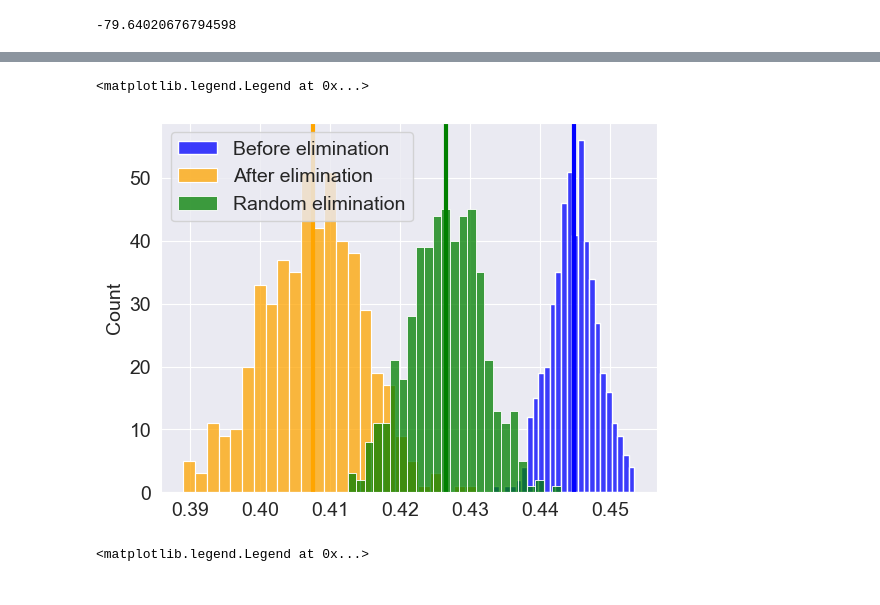
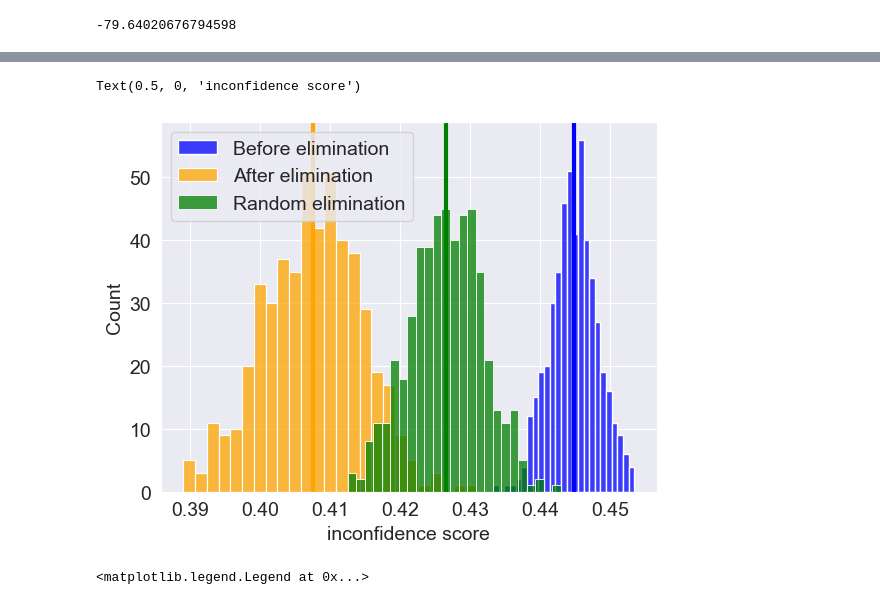
Before and after one commit to dmitry-grigorev/GIEBN, a Jupyter notebook: experiments/pgmpy_yodo_exps/error_grad_yodo_synth_classif/error_gradations_yodo_synthetic_classif.ipynb, the cells around one changed output, grey strips where cells are left out. Cells and saved outputs as stored; diff of their text form; code cells hidden in the pictures.

```diff
--- a/experiments/pgmpy_yodo_exps/error_grad_yodo_synth_classif/error_gradations_yodo_synthetic_classif.ipynb
+++ b/experiments/pgmpy_yodo_exps/error_grad_yodo_synth_classif/error_gradations_yodo_synthetic_classif.ipynb
@@ -308,6 +307,8 @@ def bootstrap_sampling(dfeat, dcat, metrics_list, trials=1000, alpha=0, incl_ran
     metrics_before, metrics_after = [list() for _ in range(len(metrics_list))], [list() for _ in range(len(metrics_list))]
     metrics_random = [list() for _ in range(len(metrics_list))]
     n_dropped = list()
+
+    percent_improvement = [list() for _ in range(len(metrics_list))]
 
     #пробуем побутсрапировать выборку, чтобы оценить значимость различий в ошибках регрессии
     for i in tqdm(range(trials)):
@@ -337,9 +338,10 @@ def bootstrap_sampling(dfeat, dcat, metrics_list, trials=1000, alpha=0, incl_ran
         for k, metric in enumerate(metrics_list):
             metrics_before[k].append(metric(y1, y1_pred))
             metrics_after[k].append(metric(y2, y2_pred))
+            percent_improvement[k].append((metrics_after[k][-1] - metrics_before[k][-1])/metrics_before[k][-1])
 
         if incl_random_removal:
-            random_bsample = bsample.sample(indexes_to_drop.shape[0])
+            random_bsample = bsample.sample(bsample.shape[0]-indexes_to_drop.shape[0])
             X3, y3 = random_bsample[features], random_bsample[target]
             model3 = copy(model)
             model3.fit(X3, y3)
@@ -352,16 +354,16 @@ def bootstrap_sampling(dfeat, dcat, metrics_list, trials=1000, alpha=0, incl_ran
         n_dropped.append(indexes_to_drop.shape[0])
 
     if not incl_random_removal:
-        return metrics_before, metrics_after, diffs, sum(n_dropped)/trials
+        return metrics_before, metrics_after, diffs, sum(n_dropped)/trials, percent_improvement
     else:
-        return metrics_before, metrics_after, diffs, sum(n_dropped)/trials, metrics_random
+        return metrics_before, metrics_after, diffs, sum(n_dropped)/trials,percent_improvement, metrics_random
 # %%
 data.shape
 # %% [output]
 (2833, 9)
 # %%
 np.random.seed(42)
-metrics_before, metrics_after, diffs, mean_dropped, metrics_r = bootstrap_sampling(dfeat, dcat, [inconfidence_score,
+metrics_before, metrics_after, diffs, mean_dropped, prcnt, metrics_r = bootstrap_sampling(dfeat, dcat, [inconfidence_score,
                                                                                                  log_loss,
                                                                                                  roc_auc_score], trials=500,alpha=0.3, incl_random_removal=True)
 # %%
@@ -371,15 +385,21 @@ mean_dropped, mean_dropped/n
 # %%
 percentage_changes = list()
+percentage_changes_r = list()
 mean_differences = list()
+mean_differences_r = list()
 alphas = np.linspace(0, 1, 11)
 for a in alphas[:-1]:
     np.random.seed(42)
-    mses_before, mses_after, diffs, _ = bootstrap_sampling(dfeat, dcat, trials=500, alpha=a)
+    metrics_before, metrics_after, diffs, mean_dropped, prcnt, metrics_r = bootstrap_sampling(dfeat, dcat, [inconfidence_score], trials=500, alpha=a, incl_random_removal=True)
     if a == 0:
         print(_)
-    x, y = np.array(mses_before), np.array(mses_after)
+    x, y, z = np.array(metrics_before[0]), np.array(metrics_after[0]), np.array(metrics_r[0])
     mean_differences.append((x-y).mean())
+    mean_differences_r.append((x-z).mean())
     percentage_changes.append(((y-x)/x).mean()*100)
+    percentage_changes_r.append(((z-x)/x).mean()*100)
 percentage_changes.append(0)
 mean_differences.append(0)
+percentage_changes_r.append(0)
+mean_differences_r.append(0)
 # %% [output]
@@ -409,14 +472,15 @@ Text(0, 0.5, 'Mean score percentage change')
 # %%
 sns.histplot(metrics_before[0], label="Before elimination", bins=25, color="blue")
 sns.histplot(metrics_after[0], label="After elimination", bins=25, color="orange")
 sns.histplot(metrics_r[0], label="Random elimination", bins=25, color="green")
 plt.axvline(x=np.mean(metrics_before[0]), color="blue", linewidth=3)
 plt.axvline(x=np.mean(metrics_after[0]), color="orange", linewidth=3)
 plt.axvline(x=np.mean(metrics_r[0]), color="green", linewidth=3)
 plt.legend()
+plt.xlabel("inconfidence score")
 # %% [output]
-<matplotlib.legend.Legend at 0x...>
+Text(0.5, 0, 'inconfidence score')
-[figure, old version]
+[figure, new version]
 # %%
 sns.histplot(metrics_before[1], label="Before elimination", bins=25, color="blue")
 sns.histplot(metrics_after[1], label="After elimination", bins=25, color="orange")
```
Also changed, not shown: parts of 29 cells of this notebook, 29 other files.
